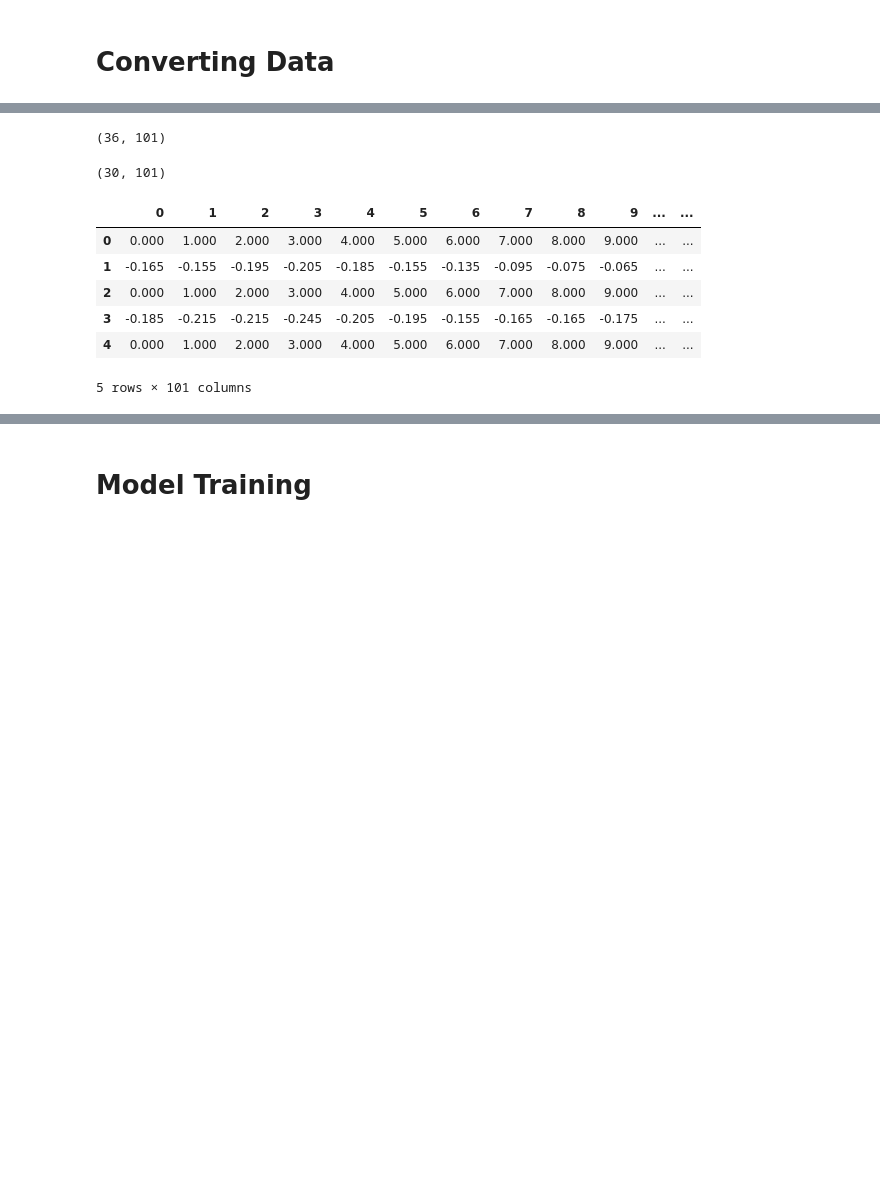
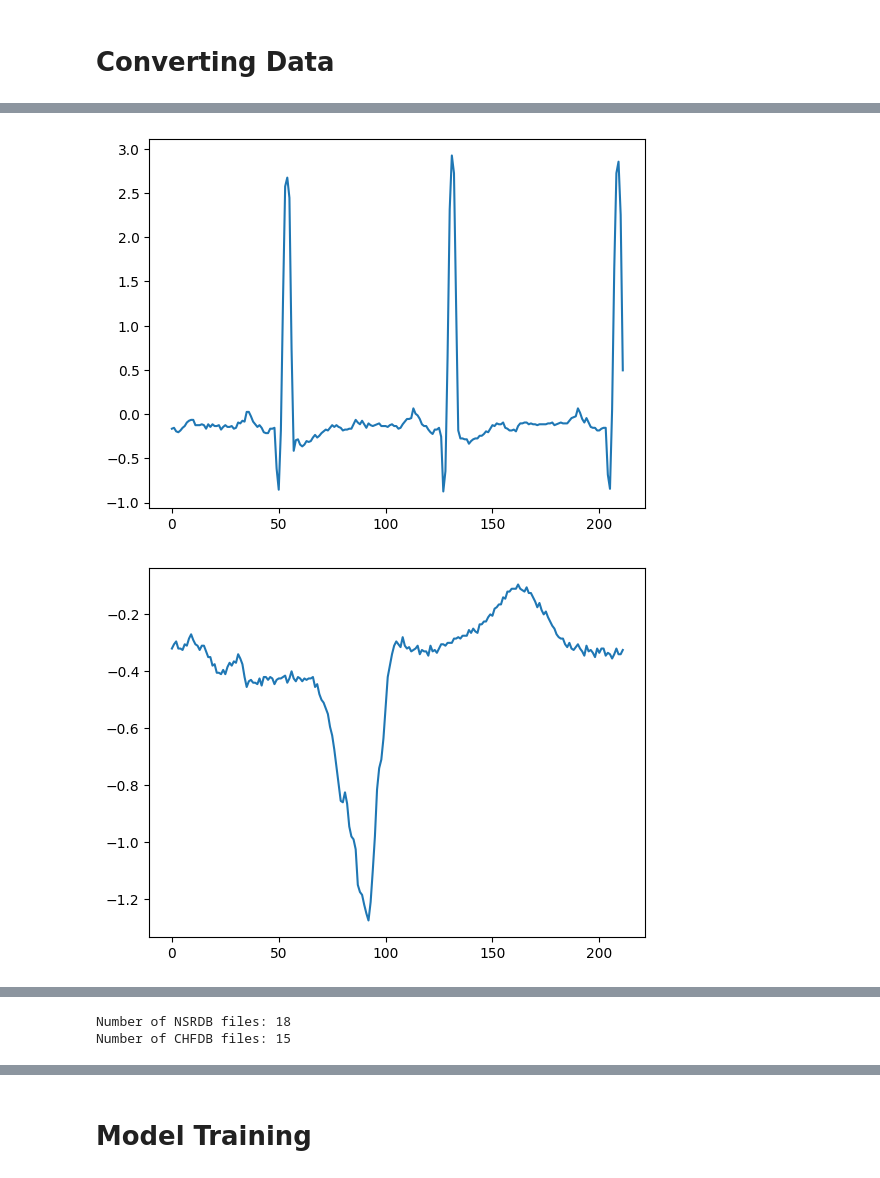
Before and after one commit to paulickj/animated-telegram, a Jupyter notebook: applied-project.ipynb, the cells around one changed output, grey strips where cells are left out. Cells and saved outputs as stored; diff of their text form; code cells hidden in the pictures; blank space fills up the shorter version.

```diff
--- a/applied-project.ipynb
+++ b/applied-project.ipynb
@@ -137,21 +183,56 @@ record_len = 100
-# %%
-nsrdb_df = create_db(nsrdb_list, 0, record_len)
-nsrdb_df.shape
-# %% [output]
-(36, 101)
-# %%
-chfdb_df = create_db(chfdb_list, 1, record_len)
-chfdb_df.shape
-# %% [output]
-(30, 101)
-# %%
-full_df = pd.concat([nsrdb_df, chfdb_df],axis=0, ignore_index=True, sort=False)
-full_df.head()
-# %% [output]
-|  | 0 | 1 | 2 | 3 | 4 | 5 | 6 | 7 | 8 | 9 | ... | ... |
-| 0 | 0.000 | 1.000 | 2.000 | 3.000 | 4.000 | 5.000 | 6.000 | 7.000 | 8.000 | 9.000 | ... | ... |
-| 1 | -0.165 | -0.155 | -0.195 | -0.205 | -0.185 | -0.155 | -0.135 | -0.095 | -0.075 | -0.065 | ... | ... |
-| 2 | 0.000 | 1.000 | 2.000 | 3.000 | 4.000 | 5.000 | 6.000 | 7.000 | 8.000 | 9.000 | ... | ... |
-| 3 | -0.185 | -0.215 | -0.215 | -0.245 | -0.205 | -0.195 | -0.155 | -0.165 | -0.165 | -0.175 | ... | ... |
-| 4 | 0.000 | 1.000 | 2.000 | 3.000 | 4.000 | 5.000 | 6.000 | 7.000 | 8.000 | 9.000 | ... | ... |
-5 rows × 101 columns
+# %%
+# Converting Data
+
+# Function to convert a wfdb record to a DataFrame
+def wfdb_to_dataframe(record):
+    """
+    Converts a wfdb record to a DataFrame.
+
+    Parameters:
+    record (wfdb.Record): The wfdb record to convert.
+
+    Returns:
+    pd.DataFrame: DataFrame containing the signal data.
+    """
+    df = pd.DataFrame(record.p_signal, columns=record.sig_name)
+    return df
+
+# Function to load a wfdb record and convert it to a DataFrame
+def load_record(uri):
+    """
+    Loads a wfdb record and converts it to a DataFrame.
+
+    Parameters:
+    uri (str): URI of the wfdb record to load.
+
+    Returns:
+    pd.DataFrame: DataFrame containing the signal data.
+    """
+    record = wfdb.rdrecord(uri)
+    return wfdb_to_dataframe(record)
+
+# Example usage of load_record to load and plot a record
+a = load_record('nsrdb/16265')
+plt.plot(a['ECG1'][:212])
+plt.show()
+
+# Example usage of load_record to load and plot a different record
+b = load_record('chfdb/chf03')
+plt.plot(b['ECG1'][:212])
+plt.show()
+
+# Example usage of load_record to load and plot a different record
+b = load_record('chfdb/chf03')
+plt.plot(b['ECG2'][:212])
+plt.show()
+
+# List of all files in the 'nsrdb' directory with the '.hea' extension
+nsrdb_list = glob.glob("nsrdb/*.hea")
+print("Number of NSRDB files:", len(nsrdb_list))
+
+# List of all files in the 'chfdb' directory with the '.hea' extension
+chfdb_list = glob.glob("chfdb/*.hea")
+print("Number of CHFDB files:", len(chfdb_list))
+# %% [output]
+[figure, added]
+[figure, added]
@@ -157,0 +240,2 @@ full_df.head()
+Number of NSRDB files: 18
+Number of CHFDB files: 15
```
Also changed, not shown: parts of 48 cells of this notebook.
